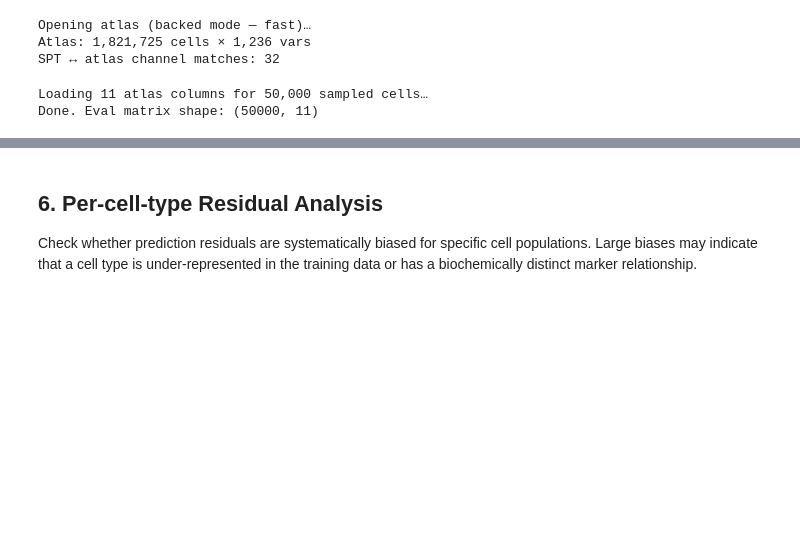
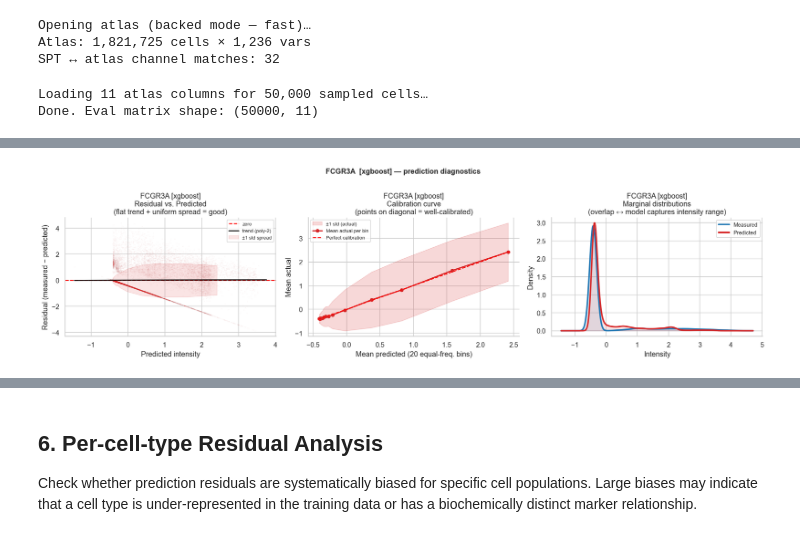
Before and after one commit to nadeemlab/smprofiler, a Jupyter notebook: notebooks/atlas_model_evaluation.ipynb, the cells around one changed output, grey strips where cells are left out. Drawn from its saved outputs; the diff is of its cells as text; code cells hidden in the pictures; blank space fills up the shorter version.

```diff
--- a/notebooks/atlas_model_evaluation.ipynb
+++ b/notebooks/atlas_model_evaluation.ipynb
@@ -529,0 +531,93 @@ if 'X_eval' in vars() and 'study_models' in vars():
+# %%
+# ── Extended prediction diagnostics per model ─────────────────────────────────
+# 1. Residual vs. predicted  — checks heteroscedasticity
+# 2. Calibration curve       — binned predicted vs. actual mean
+# 3. Marginal distributions  — measured vs. predicted KDE
+if 'X_eval' in vars() and 'study_models' in vars():
+    N_BINS = 20
+
+    for meta in study_models:
+        target  = meta['target_channel']
+        feat_ok = [f for f in meta['input_channels'] if f in col_idx]
+        if target not in col_idx or not feat_ok:
+            continue
+
+        X_feat    = X_eval[:, [col_idx[f] for f in feat_ok]]
+        y_true    = X_eval[:, col_idx[target]]
+        y_pred    = run_onnx(meta['onnx_path'], X_feat)
+        residuals = y_true - y_pred
+        color     = model_color(meta['model_type'])
+
+        fig, axes = plt.subplots(1, 3, figsize=(17, 4.5))
+
+        # ── Panel 1: Residual vs. predicted (heteroscedasticity check) ────────
+        ax = axes[0]
+        ax.scatter(y_pred, residuals, alpha=0.015, s=1, color=color, rasterized=True)
+        ax.axhline(0, color='red', lw=1.5, linestyle='--', label='zero')
+        # Polynomial smooth trend
+        coeffs = np.polyfit(y_pred, residuals, 2)
+        xg     = np.linspace(y_pred.min(), y_pred.max(), 200)
+        ax.plot(xg, np.polyval(coeffs, xg), 'k-', lw=2, alpha=0.8, label='trend (poly-2)')
+        # Binned ±1 std spread
+        q_edges = np.percentile(y_pred, np.linspace(0, 100, N_BINS + 1))
+        bin_c, bin_std = [], []
+        for lo_q, hi_q in zip(q_edges[:-1], q_edges[1:]):
+            m_ = (y_pred >= lo_q) & (y_pred < hi_q)
+            if m_.sum() >= 5:
+                bin_c.append(y_pred[m_].mean())
+                bin_std.append(residuals[m_].std())
+        bin_c, bin_std = np.array(bin_c), np.array(bin_std)
+        ax.fill_between(bin_c, -bin_std, bin_std, alpha=0.12, color=color, label='±1 std spread')
+        ax.set_xlabel('Predicted intensity')
+        ax.set_ylabel('Residual (measured − predicted)')
+        ax.set_title(f'{target} [{meta["model_type"]}]\nResidual vs. Predicted\n'
+                     f'(flat trend + uniform spread = good)')
+        ax.legend(fontsize=8)
+
+        # ── Panel 2: Calibration curve ────────────────────────────────────────
+        ax = axes[1]
+        bin_means_pred, bin_means_true, bin_std_true = [], [], []
+        for lo_q, hi_q in zip(q_edges[:-1], q_edges[1:]):
+            m_ = (y_pred >= lo_q) & (y_pred < hi_q)
+            if m_.sum() < 5:
+                continue
+            bin_means_pred.append(y_pred[m_].mean())
+            bin_means_true.append(y_true[m_].mean())
+            bin_std_true.append(y_true[m_].std())
+        bp = np.array(bin_means_pred)
+        bt = np.array(bin_means_true)
+        bs = np.array(bin_std_true)
+        ax.fill_between(bp, bt - bs, bt + bs, alpha=0.18, color=color, label='±1 std (actual)')
+        ax.plot(bp, bt, 'o-', color=color, lw=2, markersize=5, label='Mean actual per bin')
+        lo_d = min(bp.min(), bt.min()) - 0.02
+        hi_d = max(bp.max(), bt.max()) + 0.02
+        ax.plot([lo_d, hi_d], [lo_d, hi_d], 'r--', lw=1.5, label='Perfect calibration')
+        ax.set_xlabel(f'Mean predicted ({N_BINS} equal-freq. bins)')
+        ax.set_ylabel('Mean actual')
+        ax.set_title(f'{target} [{meta["model_type"]}]\nCalibration curve\n'
+                     f'(points on diagonal = well-calibrated)')
+        ax.legend(fontsize=8)
+
+        # ── Panel 3: Marginal distributions — measured vs. predicted ─────────
+        ax = axes[2]
+        xg = np.linspace(min(y_true.min(), y_pred.min()),
+                         max(y_true.max(), y_pred.max()), 400)
+        for vals, lbl, col in [
+            (y_true, 'Measured', '#1f77b4'),
+            (y_pred, 'Predicted', color),
+        ]:
+            kde_fn = stats.gaussian_kde(vals, bw_method='scott')
+            ax.plot(xg, kde_fn(xg), color=col, lw=2.5, label=lbl)
+            ax.fill_between(xg, kde_fn(xg), alpha=0.12, color=col)
+        ax.set_xlabel('Intensity')
+        ax.set_ylabel('Density')
+        ax.set_title(f'{target} [{meta["model_type"]}]\nMarginal distributions\n'
+                     f'(overlap ↔ model captures intensity range)')
+        ax.legend(fontsize=9)
+
+        fig.suptitle(f'{target}  [{meta["model_type"]}] — prediction diagnostics',
+                     fontsize=12, y=1.01, fontweight='bold')
+        plt.tight_layout()
+        plt.show()
+# %% [output]
+[figure, added]
```
Also changed, not shown: parts of 9 cells of this notebook.
